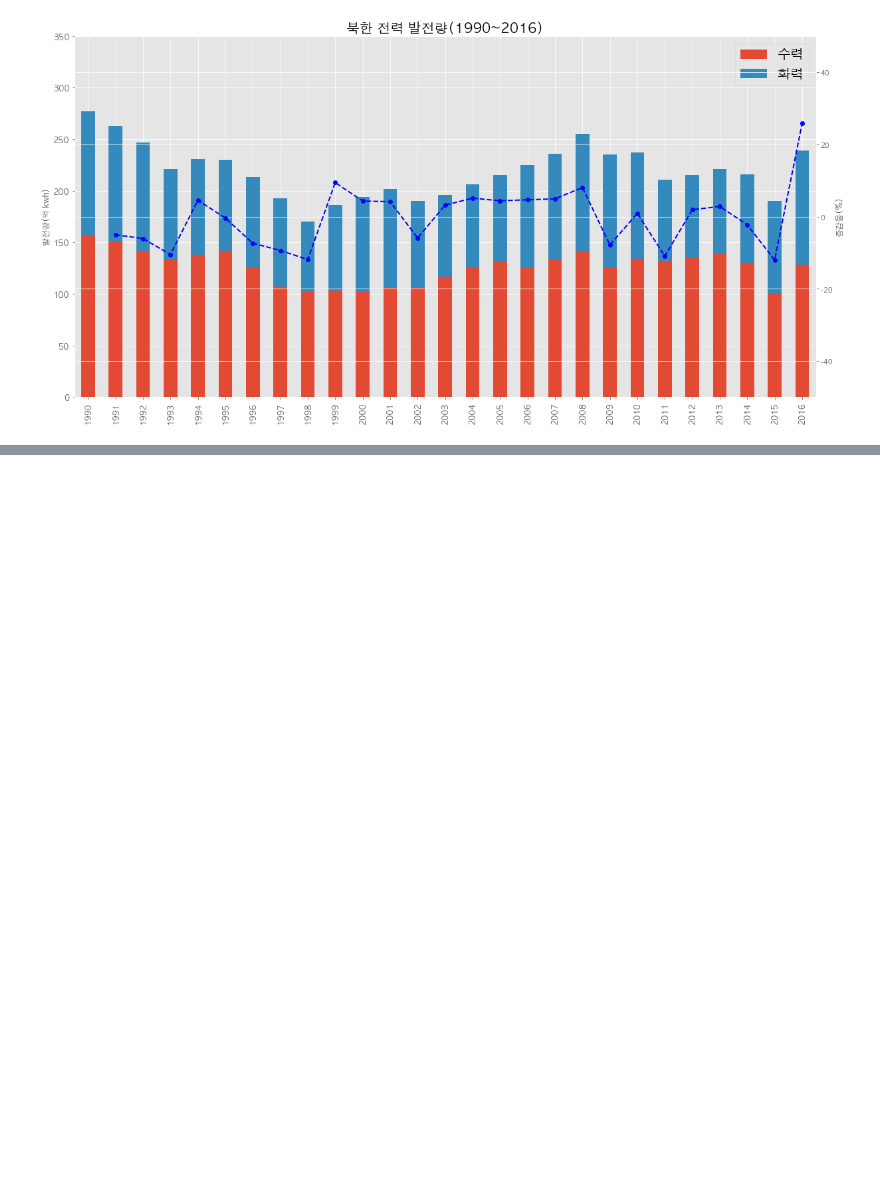
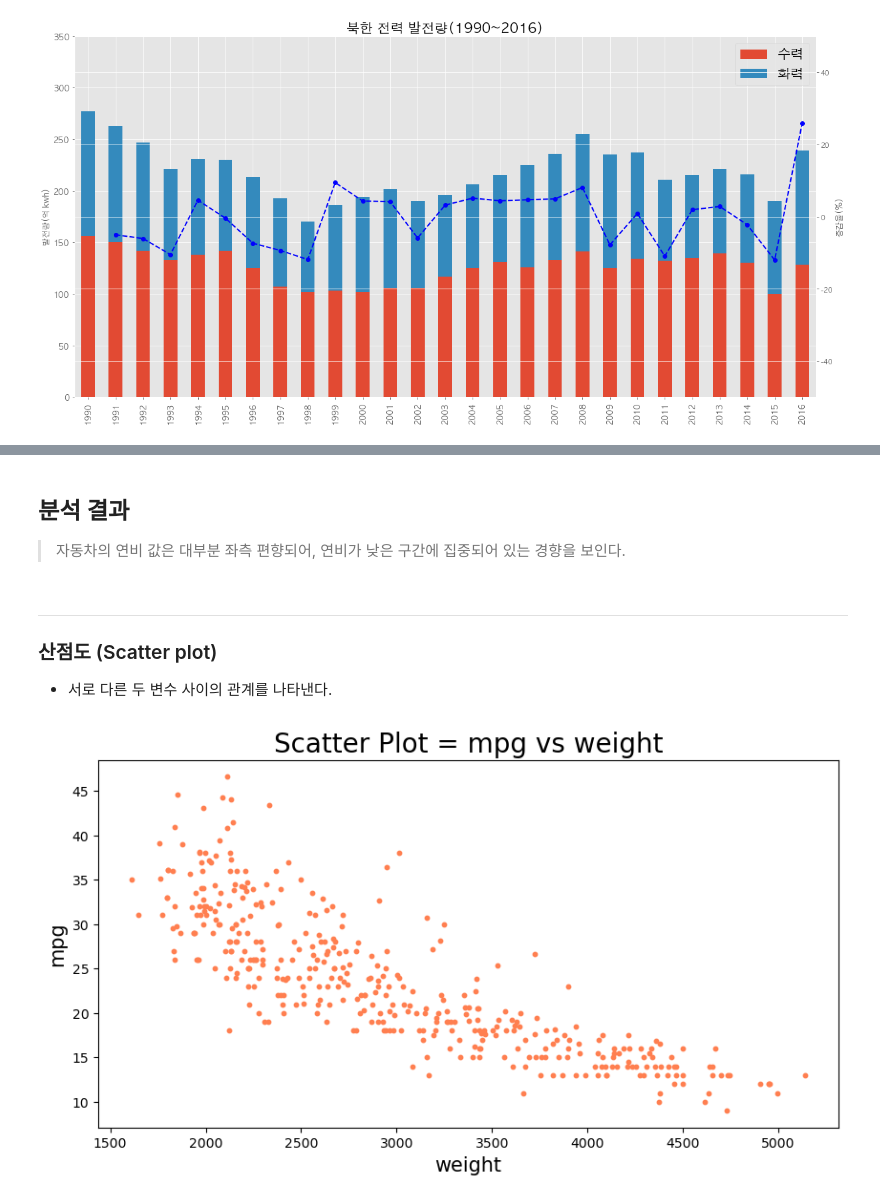
Before and after one commit to daviddev90/Python, a Jupyter notebook: DataAnalysis/09.시각화도구2.ipynb, the cells around one changed output, grey strips where cells are left out. Drawn from its saved outputs; the diff is of its cells as text; code cells hidden in the pictures; blank space fills up the shorter version.

```diff
--- a/DataAnalysis/09.시각화도구2.ipynb
+++ b/DataAnalysis/09.시각화도구2.ipynb
@@ -144,0 +176,25 @@ plt.show()
+# %% [markdown]
+## 분석 결과
+> 자동차의 연비 값은 대부분 좌측 편향되어, 연비가 낮은 구간에 집중되어 있는 경향을 보인다.
+# %% [markdown]
+---
+### 산점도 (Scatter plot)
+- 서로 다른 두 변수 사이의 관계를 나타낸다.
+# %%
+plt.style.use('default')
+# %%
+# 연비(mpg)와 중량(weight) 열에 대한 산점도 그리기
+df.plot(
+    kind='scatter',
+    x='weight',
+    y='mpg',
+    c='coral',
+    figsize=(10, 5),
+    s=10
+)
+plt.title('Scatter Plot = mpg vs weight', fontsize=20)
+plt.xlabel('weight', fontsize=15)
+plt.ylabel('mpg', fontsize=15)
+plt.show()
+# %% [output]
+[figure, added]
```
Also changed, not shown: parts of 17 cells of this notebook, 17 other files.
